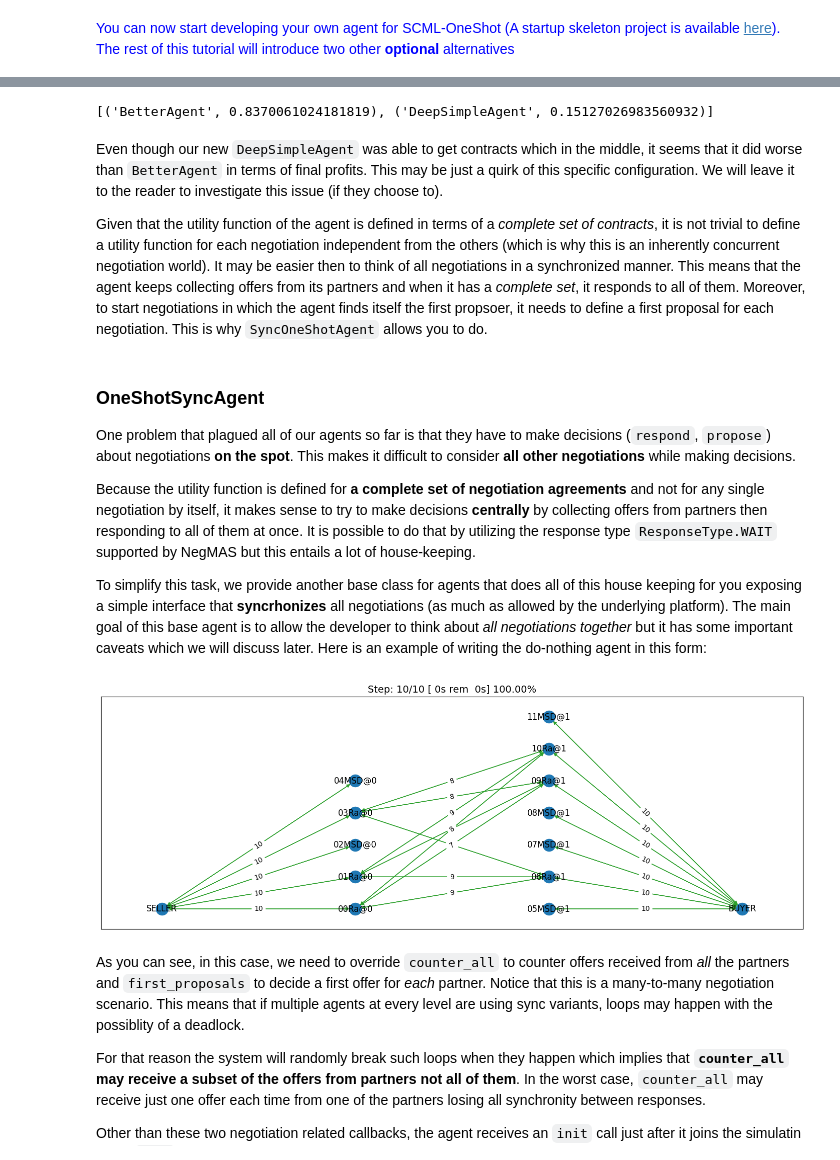
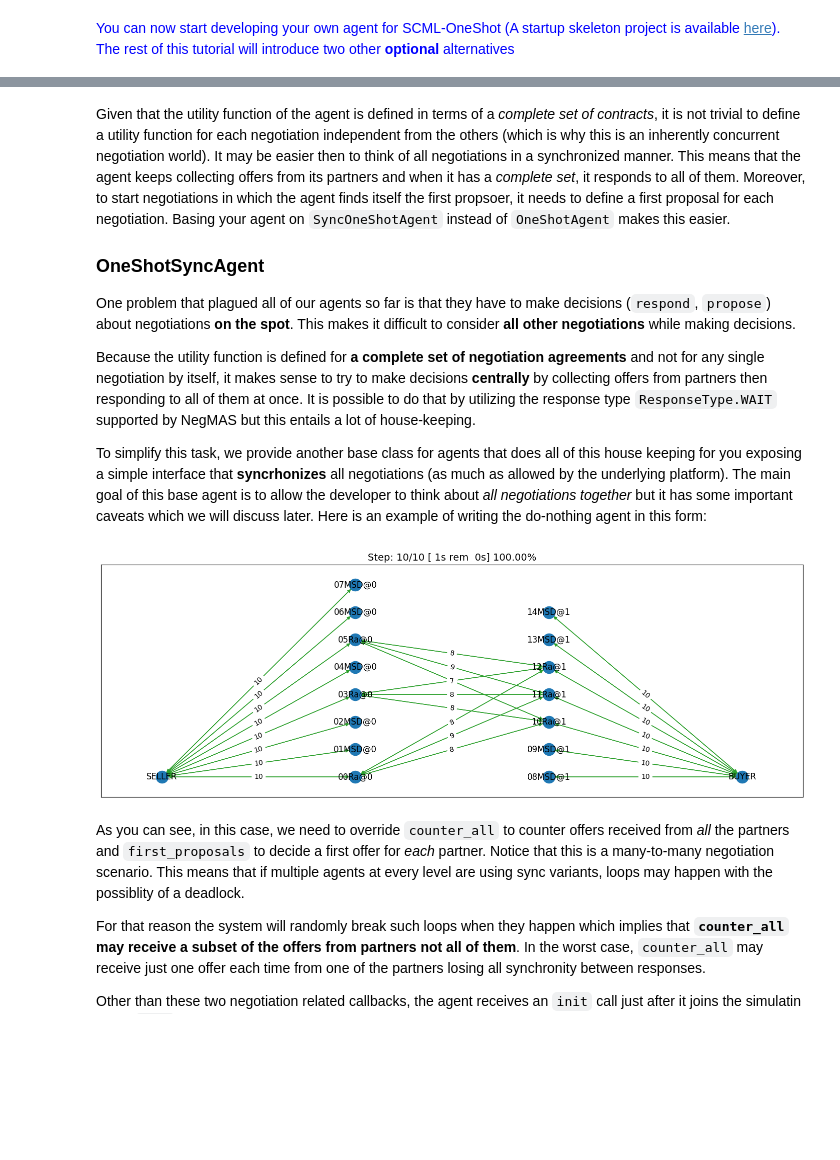
Before and after one commit to yasserfarouk/scml, a Jupyter notebook: docs/tutorials/notebooks/02.develop_agent_scml2020_oneshot.ipynb, the cells around one changed output, grey strips where cells are left out. Cells and saved outputs as stored; diff of their text form; code cells hidden in the pictures; blank space fills up the shorter version.

```diff
--- a/docs/tutorials/notebooks/02.develop_agent_scml2020_oneshot.ipynb
+++ b/docs/tutorials/notebooks/02.develop_agent_scml2020_oneshot.ipynb
@@ -43,11 +44,11 @@ from scml.oneshot import *
 from scml.scml2020 import is_system_agent
 from pprint import pprint
 
-def try_agent(agent_type, n_processes=2, draw=True):
+def try_agent(agent_type, n_processes=2, **kwargs):
     """Runs an agent in a world simulation against a randomly behaving agent"""
-    return try_agents([RandomOneShotAgent, agent_type], n_processes, draw=draw)
+    return try_agents([RandomOneShotAgent, agent_type], n_processes,**kwargs)
 
-def try_agents(agent_types, n_processes=2, n_trials=1, draw=True, agent_params=None):
+def try_agents(agent_types, n_processes=2, n_trials=5, draw=True, agent_params=None, year=2023):
     """
     Runs a simulation with the given agent_types, and n_processes n_trial times.
     Optionally also draws a graph showing what happened
@@ -57,11 +58,10 @@ def try_agents(agent_types, n_processes=2, n_trials=1, draw=True, agent_params=N
     agent_scores = dict()
     for _ in range(n_trials):
         p = n_processes if isinstance(n_processes, int) else random.randint(*n_processes)
-        world = SCML2023OneShotWorld(
-        **SCML2023OneShotWorld.generate(agent_types, agent_params=agent_params, n_steps=10,
-                                        n_processes=p, random_agent_types=True),
-        construct_graphs=True,
-        )
+        cls = {2022:SCML2022OneShotWorld, 2023: SCML2023OneShotWorld}[year]
+        world = cls(
+        **cls.generate(agent_types, agent_params=agent_params, n_steps=10,
+                       n_processes=p, random_agent_types=True), construct_graphs=True,)
         world.run()
 
         all_scores = world.scores()
@@ -880,12 +828,6 @@ We can check the results now:
-# %%
-print_type_scores(tscores)
-# %% [output]
-[('BetterAgent', 0.8370061024181819), ('DeepSimpleAgent', 0.15127026983560932)]
-# %% [markdown]
-Even though our new `DeepSimpleAgent` was able to get contracts which in the middle, it seems that it did worse than `BetterAgent` in terms of final profits. This may be just a quirk of this specific configuration. We will leave it to the reader to investigate this issue (if they choose to).
-
-Given that the utility function of the agent is defined in terms of a *complete set of contracts*, it is not trivial to define a utility function for each negotiation independent from the others (which is why this is an inherently concurrent negotiation world). It may be easier then to think of all negotiations in a synchronized manner. This means that the agent keeps collecting offers from its partners and when it has a *complete set*, it responds to all of them. Moreover, to start negotiations in which the agent finds itself the first propsoer, it needs to define a first proposal for each negotiation. This is why `SyncOneShotAgent` allows you to do.
 # %% [markdown]
+Given that the utility function of the agent is defined in terms of a *complete set of contracts*, it is not trivial to define a utility function for each negotiation independent from the others (which is why this is an inherently concurrent negotiation world). It may be easier then to think of all negotiations in a synchronized manner. This means that the agent keeps collecting offers from its partners and when it has a *complete set*, it responds to all of them. Moreover, to start negotiations in which the agent finds itself the first propsoer, it needs to define a first proposal for each negotiation. Basing your agent on `SyncOneShotAgent` instead of `OneShotAgent` makes this easier.
+
 ### OneShotSyncAgent
 
 One problem that plagued all of our agents so far is that they have to make decisions (`respond`, `propose`) about negotiations **on the spot**. This makes it difficult to consider **all other negotiations** while making decisions.
@@ -897,24 +839,19 @@ Here is an example of writing the do-nothing agent in this form:
 # %%
 from negmas import SAOResponse
 class MySyncOneShotDoNothing(OneShotSyncAgent):
     """My Agent that does nothing"""
     def counter_all(self, offers, states):
         """Respond to a set of offers given the negotiation state of each."""
-        return dict(zip(self.negotiators.keys(),
-                        [SAOResponse(ResponseType.END_NEGOTIATION, None)]
-                        * len(self.negotiators)
-                       ))
+        return dict()
 
     def first_proposals(self):
         """Decide a first proposal on every negotiation.
         Returning None for a negotiation means ending it."""
-        return dict(zip(self.negotiators.keys(),
-                        [None] * len(self.negotiators)
-                       ))
+        return dict()
 
 world, ascores, tscores = try_agent(MySyncOneShotDoNothing)
 # %% [output]
-[figure, old version]
+[figure, new version]
 # %% [markdown]
 As you can see, in this case, we need to override `counter_all` to counter offers received from *all* the partners and `first_proposals` to decide a first offer for *each* partner. Notice that this is a many-to-many negotiation scenario. This means that if multiple agents at every level are using sync variants, loops may happen with the possiblity of a deadlock.
 
```
Also changed, not shown: parts of 59 cells of this notebook, 25 other files.
